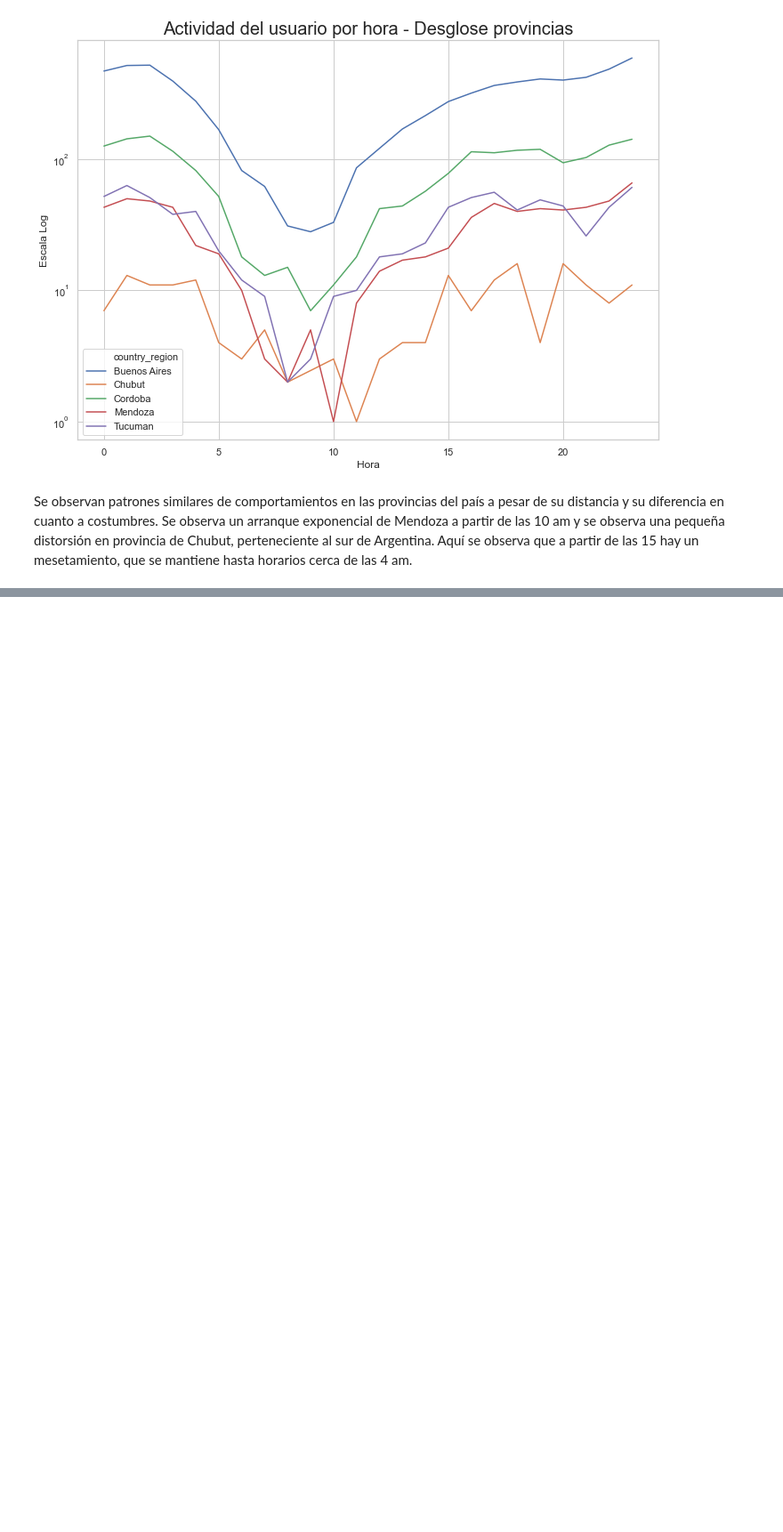
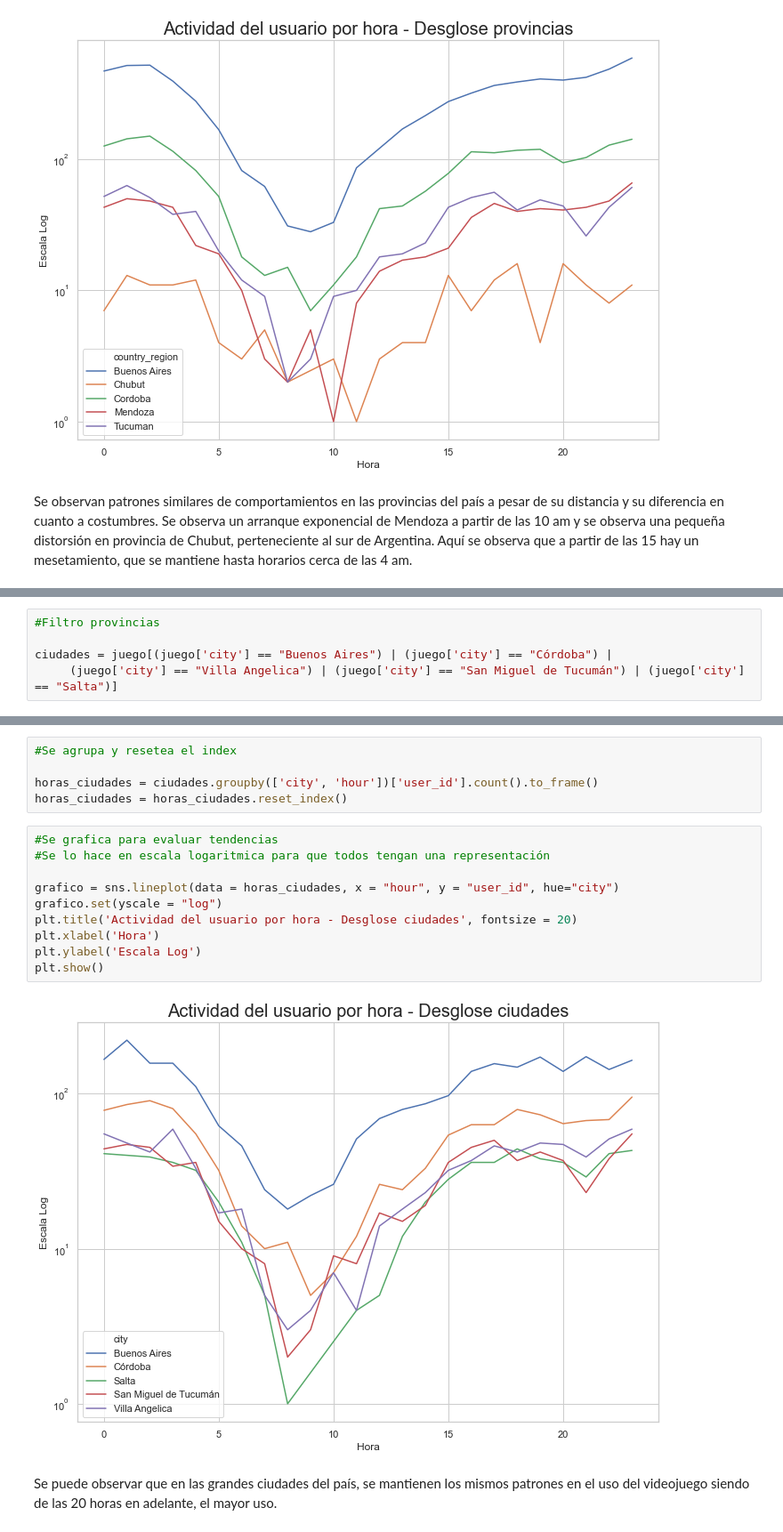
Before and after one commit to rodolfopardo/etermax, a Jupyter notebook: etermax_tecnico.ipynb, the cells around one changed output, grey strips where cells are left out. Shown at 89% size. Cells and saved outputs as stored; diff of their text form; blank space fills up the shorter version.

```diff
--- a/etermax_tecnico.ipynb
+++ b/etermax_tecnico.ipynb
@@ -609,0 +622,5 @@ plt.show()
+# %%
+#Filtro provincias
+
+ciudades = juego[(juego['city'] == "Buenos Aires") | (juego['city'] == "Córdoba") |
+     (juego['city'] == "Villa Angelica") | (juego['city'] == "San Miguel de Tucumán") | (juego['city'] == "Salta")]
@@ -609,0 +638,19 @@ plt.show()
+# %%
+#Se agrupa y resetea el index
+
+horas_ciudades = ciudades.groupby(['city', 'hour'])['user_id'].count().to_frame()
+horas_ciudades = horas_ciudades.reset_index()
+# %%
+#Se grafica para evaluar tendencias
+#Se lo hace en escala logaritmica para que todos tengan una representación
+
+grafico = sns.lineplot(data = horas_ciudades, x = "hour", y = "user_id", hue="city")
+grafico.set(yscale = "log")
+plt.title('Actividad del usuario por hora - Desglose ciudades', fontsize = 20)
+plt.xlabel('Hora')
+plt.ylabel('Escala Log')
+plt.show()
+# %% [output]
+[figure, added]
+# %% [markdown]
+<p>Se puede observar que en las grandes ciudades del país, se mantienen los mismos patrones en el uso del videojuego siendo de las 20 horas en adelante, el mayor uso.</p>
```
Also changed, not shown: parts of 39 cells of this notebook, 1 other file.
